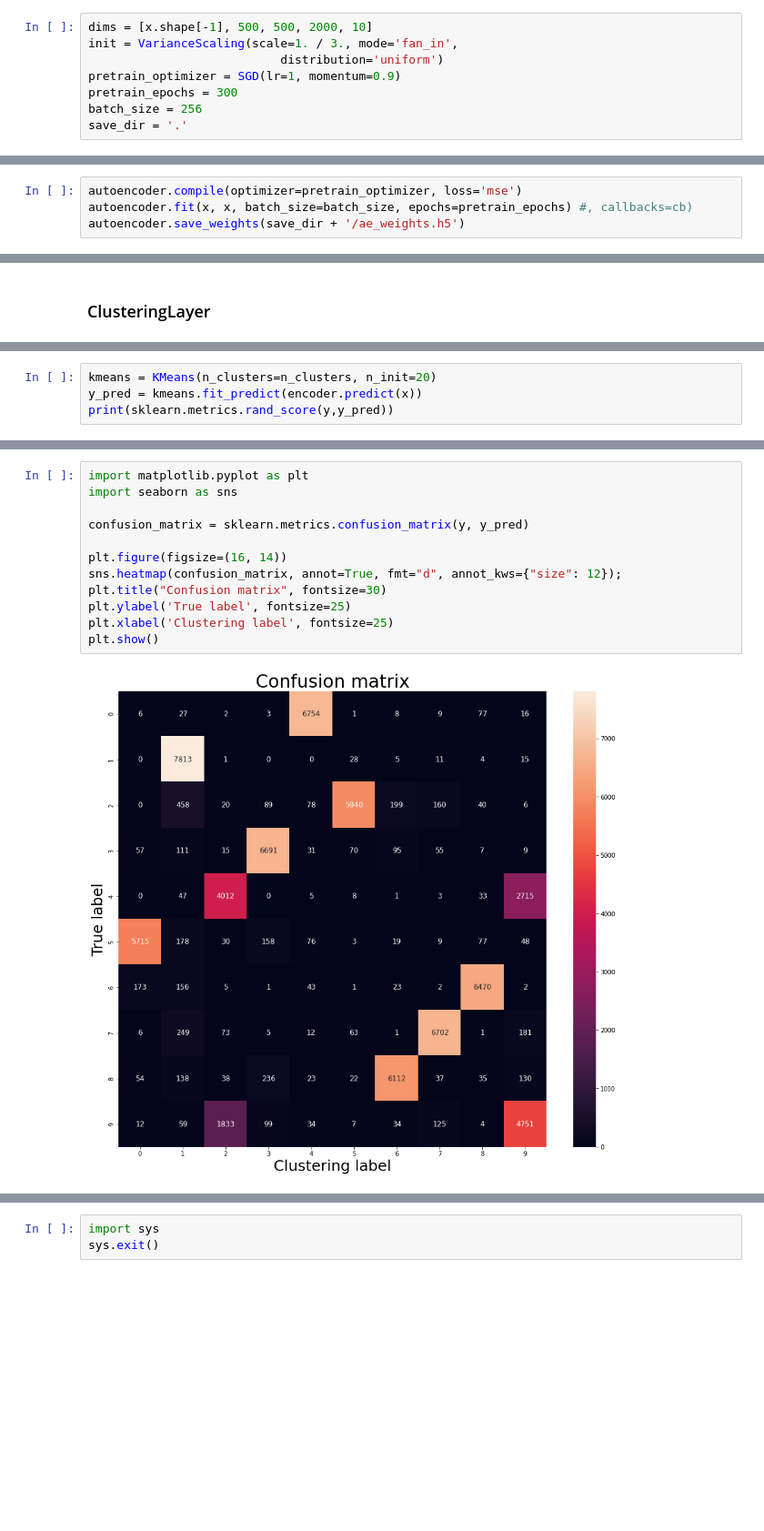
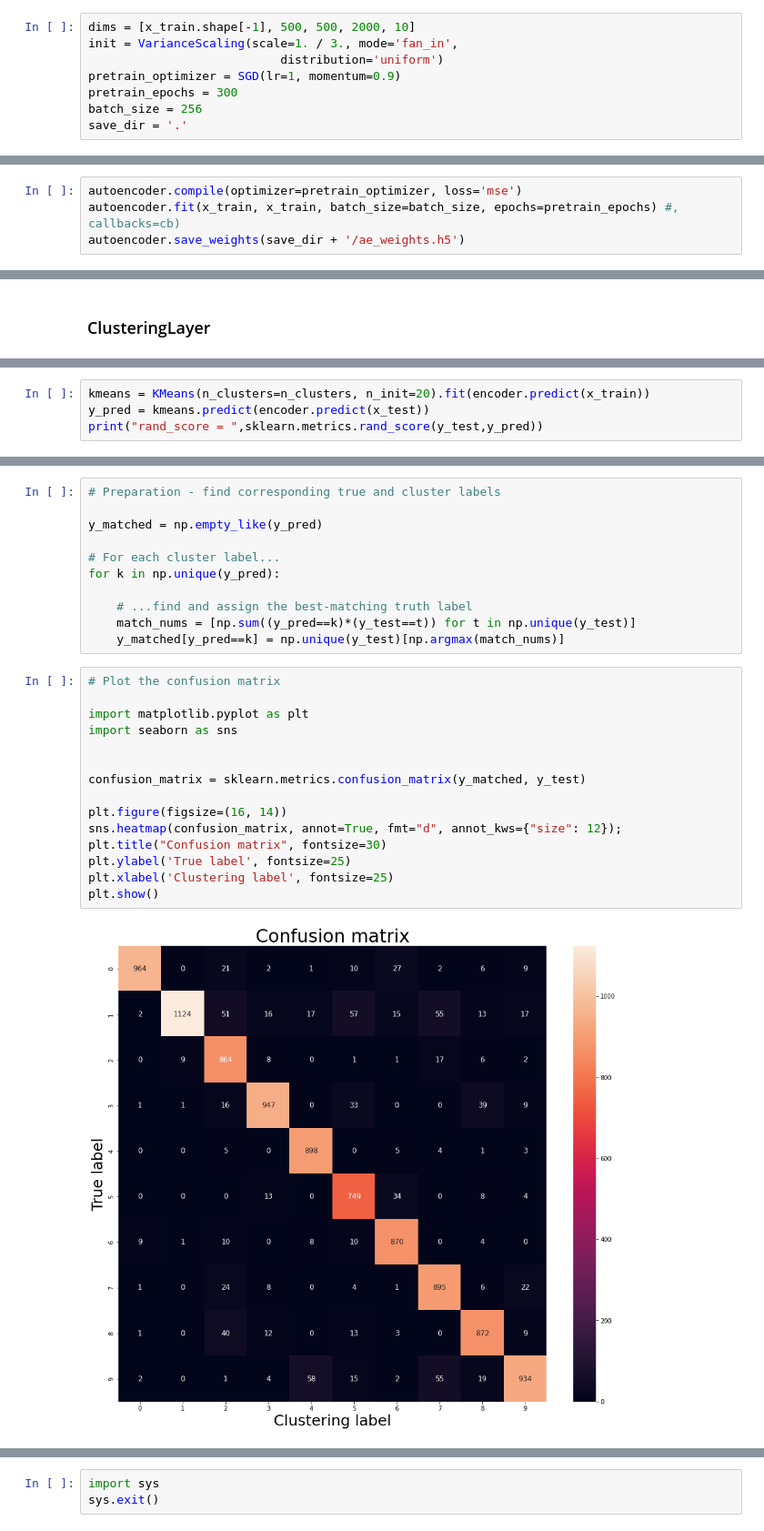
Before and after one commit to marcinwolter/RATS, a Jupyter notebook: Keras_DEC.ipynb, the cells around one changed output, grey strips where cells are left out. Shown at 91% size. Saved outputs shown, nothing was run; the diff lists cells and outputs as text; blank space fills up the shorter version.

```diff
--- a/Keras_DEC.ipynb
+++ b/Keras_DEC.ipynb
@@ -82,7 +84,7 @@ sklearn.metrics.rand_score(y, y_pred_kmeans)
 # %% [markdown]
 ## Hyper-params
 # %%
-dims = [x.shape[-1], 500, 500, 2000, 10]
+dims = [x_train.shape[-1], 500, 500, 2000, 10]
 init = VarianceScaling(scale=1. / 3., mode='fan_in',
                            distribution='uniform')
 pretrain_optimizer = SGD(lr=1, momentum=0.9)
@@ -109,7 +136,7 @@ Image(filename='encoder.png')
 ## Pretrain auto-encoder
 # %%
 autoencoder.compile(optimizer=pretrain_optimizer, loss='mse')
-autoencoder.fit(x, x, batch_size=batch_size, epochs=pretrain_epochs) #, callbacks=cb)
+autoencoder.fit(x_train, x_train, batch_size=batch_size, epochs=pretrain_epochs) #, callbacks=cb)
 autoencoder.save_weights(save_dir + '/ae_weights.h5')
 # %% [output]
 Epoch 1/300
@@ -205,5 +236,5 @@ class ClusteringLayer(Layer):
 # %%
-kmeans = KMeans(n_clusters=n_clusters, n_init=20)
-y_pred = kmeans.fit_predict(encoder.predict(x))
-print(sklearn.metrics.rand_score(y,y_pred))
+kmeans = KMeans(n_clusters=n_clusters, n_init=20).fit(encoder.predict(x_train))
+y_pred = kmeans.predict(encoder.predict(x_test))
+print("rand_score = ",sklearn.metrics.rand_score(y_test,y_pred))
 # %% [output]
@@ -211,17 +244,31 @@ print(sklearn.metrics.rand_score(y,y_pred))
+# %%
+# Preparation - find corresponding true and cluster labels
+
+y_matched = np.empty_like(y_pred)
+
+# For each cluster label...
+for k in np.unique(y_pred):
+
+    # ...find and assign the best-matching truth label
+    match_nums = [np.sum((y_pred==k)*(y_test==t)) for t in np.unique(y_test)]
+    y_matched[y_pred==k] = np.unique(y_test)[np.argmax(match_nums)]
 # %%
+# Plot the confusion matrix
+
 import matplotlib.pyplot as plt
 import seaborn as sns
 
-confusion_matrix = sklearn.metrics.confusion_matrix(y, y_pred)
+
+confusion_matrix = sklearn.metrics.confusion_matrix(y_matched, y_test)
 
 plt.figure(figsize=(16, 14))
 sns.heatmap(confusion_matrix, annot=True, fmt="d", annot_kws={"size": 12});
 plt.title("Confusion matrix", fontsize=30)
 plt.ylabel('True label', fontsize=25)
 plt.xlabel('Clustering label', fontsize=25)
 plt.show()
 # %% [output]
-[figure, old version]
+[figure, new version]
 # %%
 import matplotlib.pyplot as plt
 
```
Also changed, not shown: parts of 17 cells of this notebook.
